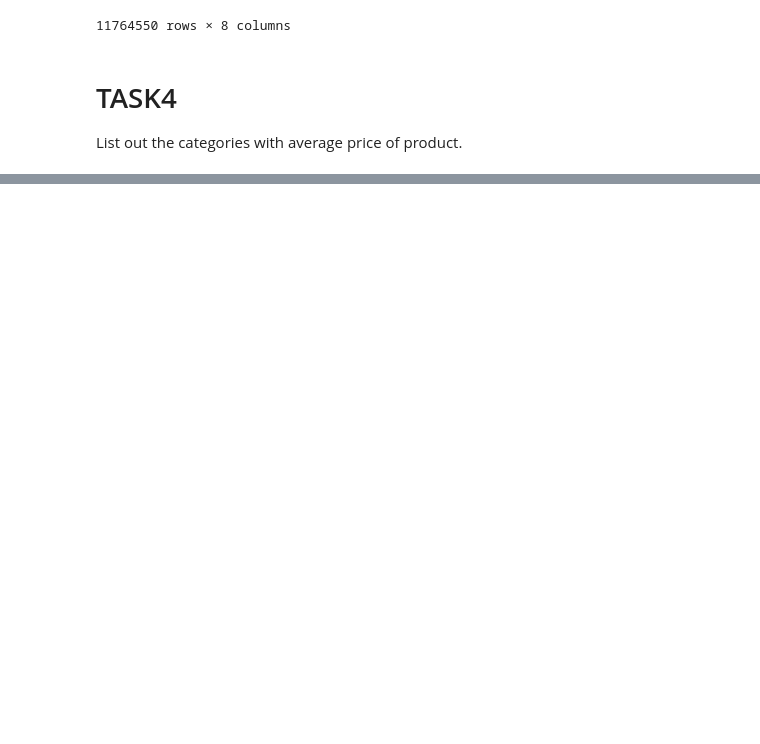
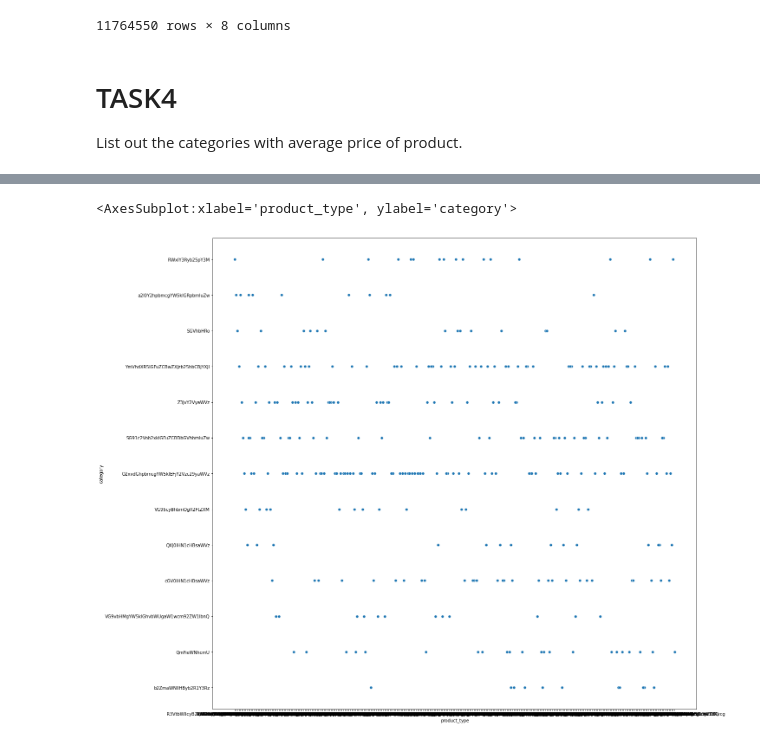
Before and after one commit to Taofeek26/data_sciene_task, a Jupyter notebook: assignment/task.ipynb, the cells around one changed output, grey strips where cells are left out. Saved outputs shown, nothing was run; the diff lists cells and outputs as text; code cells hidden in the pictures; blank space fills up the shorter version.

```diff
--- a/assignment/task.ipynb
+++ b/assignment/task.ipynb
@@ -225,0 +254,6 @@ product[product['value'] >= average_price_of_product]
+# %%
+plt.subplots(figsize=(20,20))
+sns.scatterplot(x ='product_type', y = 'category', data=product )
+# %% [output]
+<AxesSubplot:xlabel='product_type', ylabel='category'>
+[figure, added]
```
Also changed, not shown: parts of 14 cells of this notebook.
